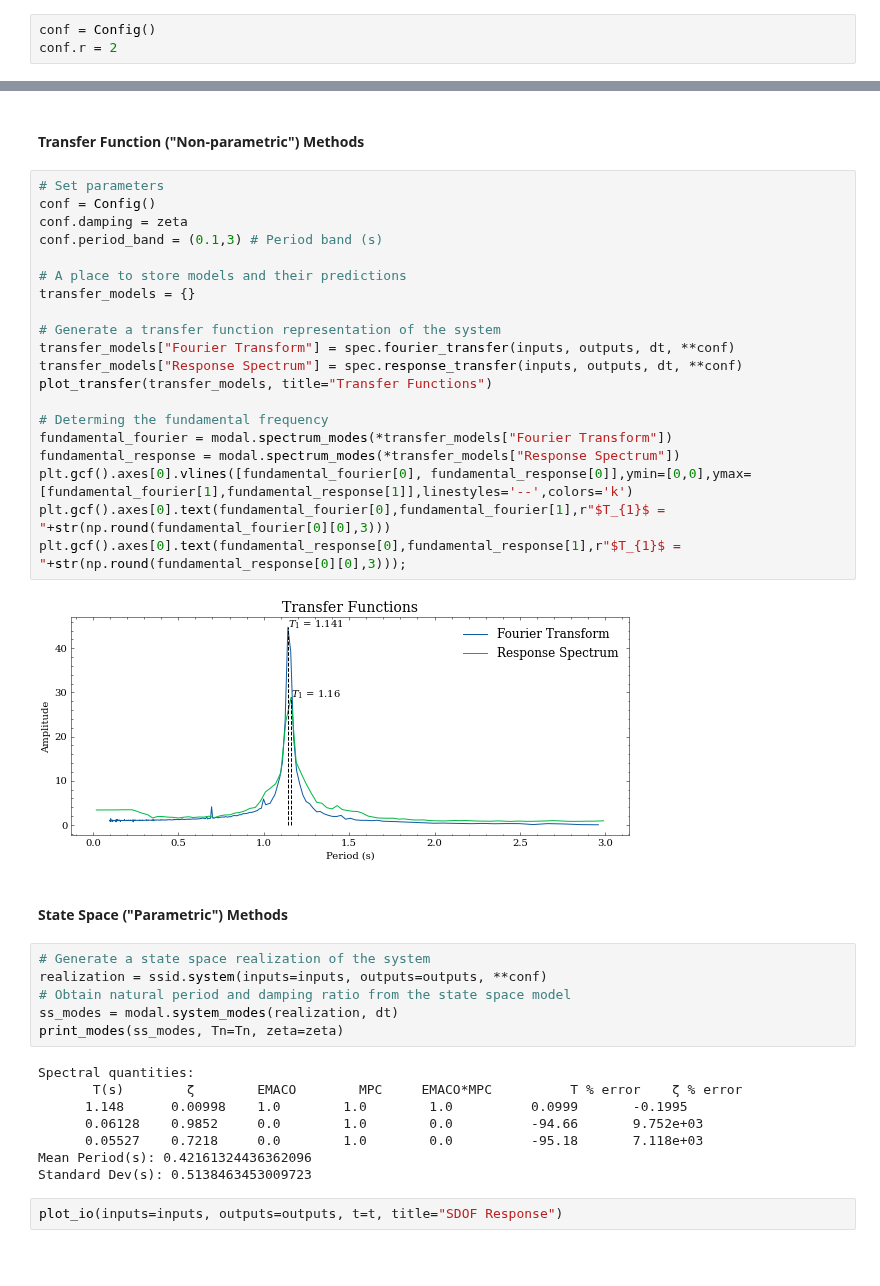
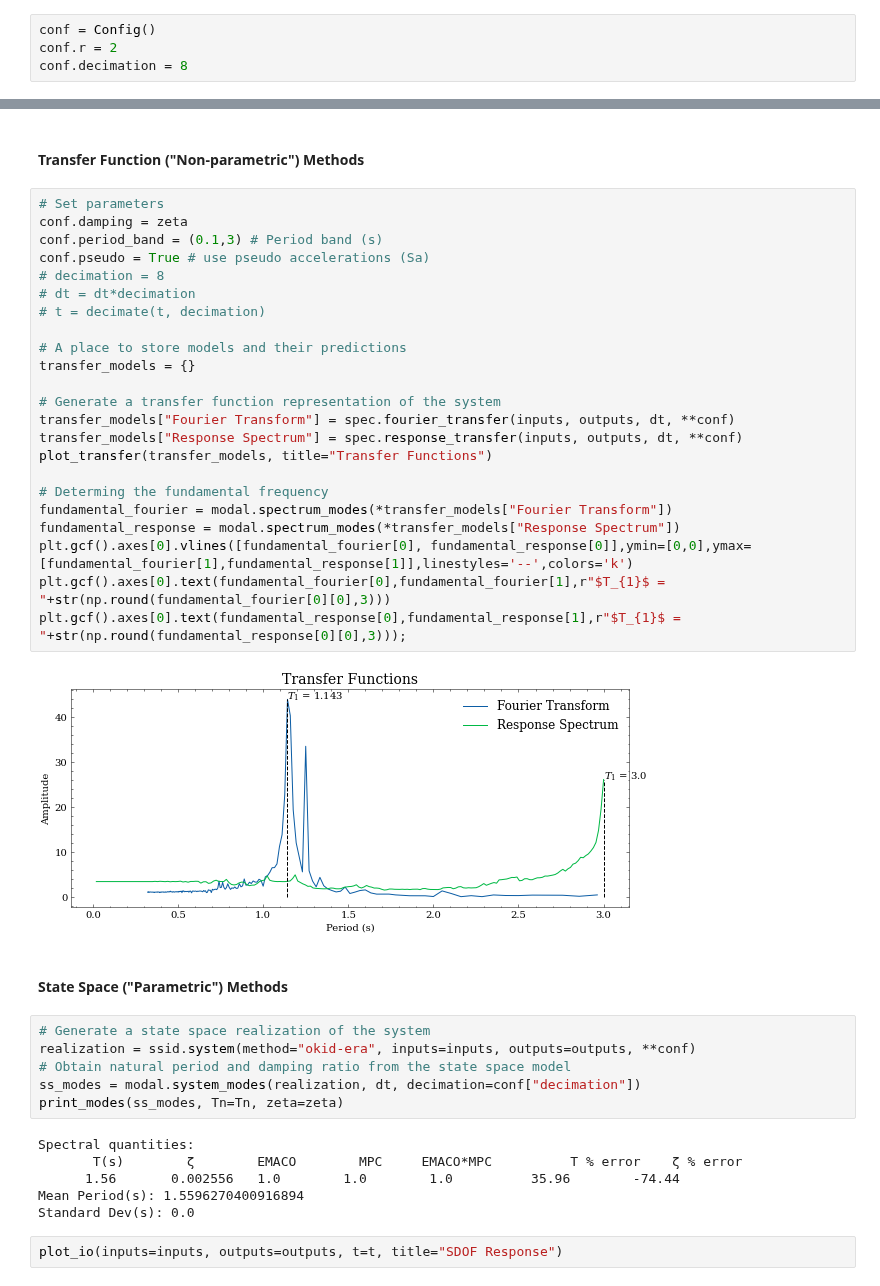
Before and after one commit to chrystalchern/mdof, a Jupyter notebook: notebooks/02_SISO_Event.ipynb, the cells around one changed output, grey strips where cells are left out. Drawn from its saved outputs; the diff is of its cells as text; blank space fills up the shorter version.

```diff
--- a/notebooks/02_SISO_Event.ipynb
+++ b/notebooks/02_SISO_Event.ipynb
@@ -53,48 +54,50 @@ damping ratio:  0.01
 # %%
 conf = Config()
 conf.r = 2
+conf.decimation = 8
 # %% [markdown]
 ## Analysis with System Identification
 # %% [markdown]
 #### Transfer Function ("Non-parametric") Methods
 # %%
 # Set parameters
-conf = Config()
 conf.damping = zeta
 conf.period_band = (0.1,3) # Period band (s)
+conf.pseudo = True # use pseudo accelerations (Sa)
+# decimation = 8
+# dt = dt*decimation
+# t = decimate(t, decimation)
 
 # A place to store models and their predictions
 transfer_models = {}
 
 # Generate a transfer function representation of the system
 transfer_models["Fourier Transform"] = spec.fourier_transfer(inputs, outputs, dt, **conf)
 transfer_models["Response Spectrum"] = spec.response_transfer(inputs, outputs, dt, **conf)
 plot_transfer(transfer_models, title="Transfer Functions")
 
 # Determing the fundamental frequency
 fundamental_fourier = modal.spectrum_modes(*transfer_models["Fourier Transform"])
 fundamental_response = modal.spectrum_modes(*transfer_models["Response Spectrum"])
 plt.gcf().axes[0].vlines([fundamental_fourier[0], fundamental_response[0]],ymin=[0,0],ymax=[fundamental_fourier[1],fundamental_response[1]],linestyles='--',colors='k')
 plt.gcf().axes[0].text(fundamental_fourier[0],fundamental_fourier[1],r"$T_{1}$ = "+str(np.round(fundamental_fourier[0][0],3)))
 plt.gcf().axes[0].text(fundamental_response[0],fundamental_response[1],r"$T_{1}$ = "+str(np.round(fundamental_response[0][0],3)));
 # %% [output]
-[figure, old version]
+[figure, new version]
 # %% [markdown]
 #### State Space ("Parametric") Methods
 # %%
 # Generate a state space realization of the system
-realization = ssid.system(inputs=inputs, outputs=outputs, **conf)
+realization = ssid.system(method="okid-era", inputs=inputs, outputs=outputs, **conf)
 # Obtain natural period and damping ratio from the state space model
-ss_modes = modal.system_modes(realization, dt)
+ss_modes = modal.system_modes(realization, dt, decimation=conf["decimation"])
 print_modes(ss_modes, Tn=Tn, zeta=zeta)
 # %% [output]
 Spectral quantities:
        T(s)        ζ        EMACO        MPC     EMACO*MPC          T % error    ζ % error
-      1.148      0.00998    1.0        1.0        1.0          0.0999       -0.1995
-      0.06128    0.9852     0.0        1.0        0.0          -94.66       9.752e+03
-      0.05527    0.7218     0.0        1.0        0.0          -95.18       7.118e+03
-Mean Period(s): 0.42161324436362096
-Standard Dev(s): 0.5138463453009723
+      1.56       0.002556   1.0        1.0        1.0          35.96        -74.44
+Mean Period(s): 1.5596270400916894
+Standard Dev(s): 0.0
 # %%
 plot_io(inputs=inputs, outputs=outputs, t=t, title="SDOF Response")
 # %% [output]
```
Also changed, not shown: parts of 2 cells of this notebook, 19 other files.
